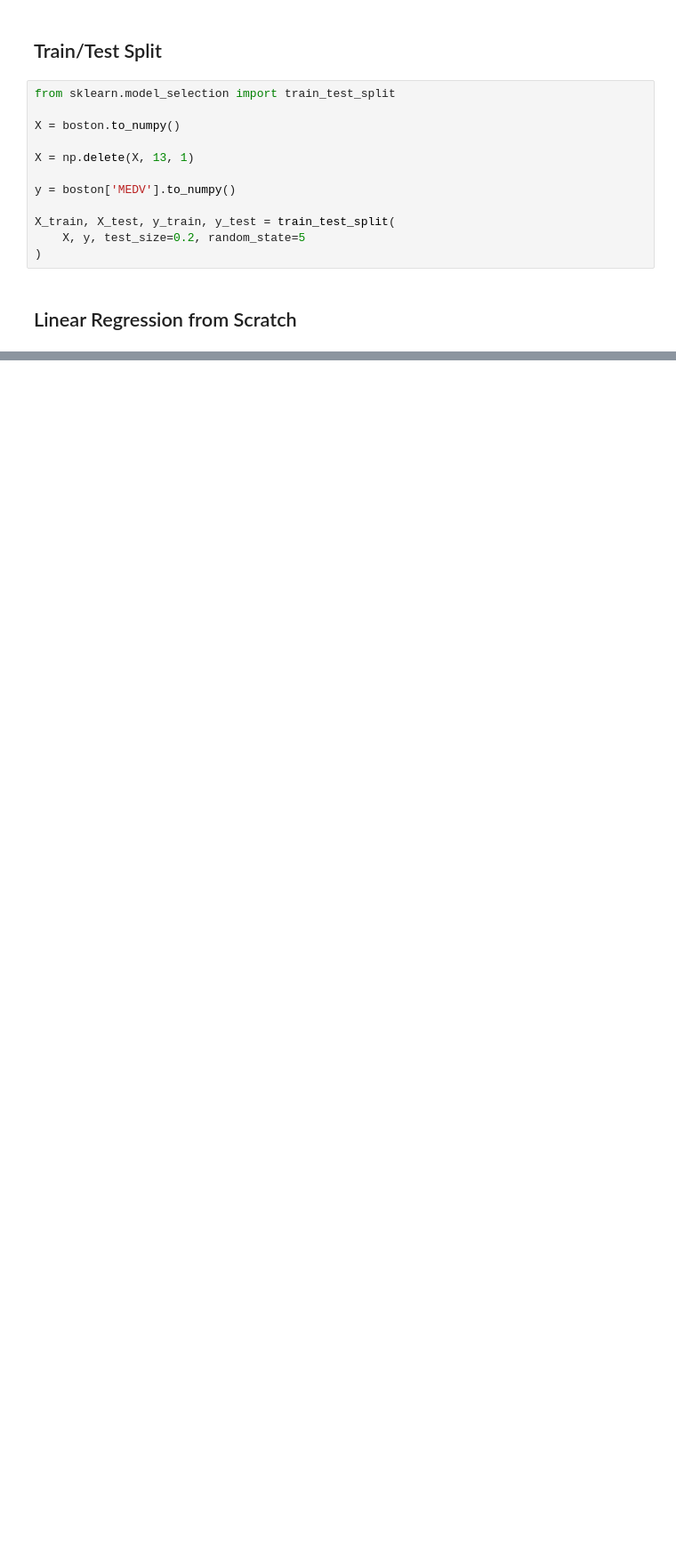
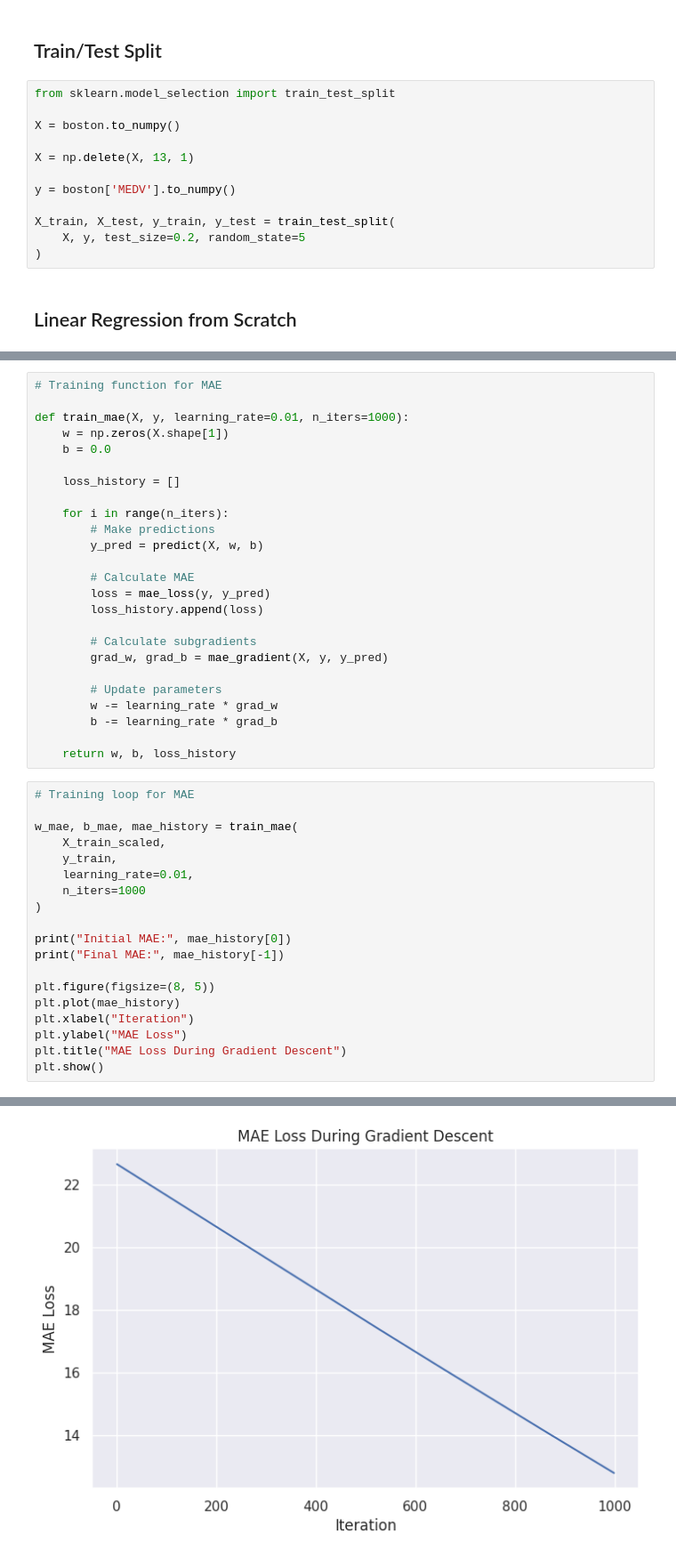
Before and after one commit to shrutig10/ml-algorithms-from-scratch, a Jupyter notebook: linear_regression/linear_regression.ipynb, the cells around one changed output, grey strips where cells are left out. Shown at 89% size. Cells and saved outputs as stored; diff of their text form; blank space fills up the shorter version.

```diff
--- a/linear_regression/linear_regression.ipynb
+++ b/linear_regression/linear_regression.ipynb
@@ -149,0 +300,45 @@ b: 0.0
+# %%
+# Training function for MAE
+
+def train_mae(X, y, learning_rate=0.01, n_iters=1000):
+    w = np.zeros(X.shape[1])
+    b = 0.0
+
+    loss_history = []
+
+    for i in range(n_iters):
+        # Make predictions
+        y_pred = predict(X, w, b)
+
+        # Calculate MAE
+        loss = mae_loss(y, y_pred)
+        loss_history.append(loss)
+
+        # Calculate subgradients
+        grad_w, grad_b = mae_gradient(X, y, y_pred)
+
+        # Update parameters
+        w -= learning_rate * grad_w
+        b -= learning_rate * grad_b
+
+    return w, b, loss_history
+# %%
+# Training loop for MAE
+
+w_mae, b_mae, mae_history = train_mae(
+    X_train_scaled,
+    y_train,
+    learning_rate=0.01,
+    n_iters=1000
+)
+
+print("Initial MAE:", mae_history[0])
+print("Final MAE:", mae_history[-1])
+
+plt.figure(figsize=(8, 5))
+plt.plot(mae_history)
+plt.xlabel("Iteration")
+plt.ylabel("MAE Loss")
+plt.title("MAE Loss During Gradient Descent")
+plt.show()
+# %% [output]
@@ -149,0 +347 @@ b: 0.0
+[figure, added]
```
Also changed, not shown: parts of 21 cells of this notebook.
